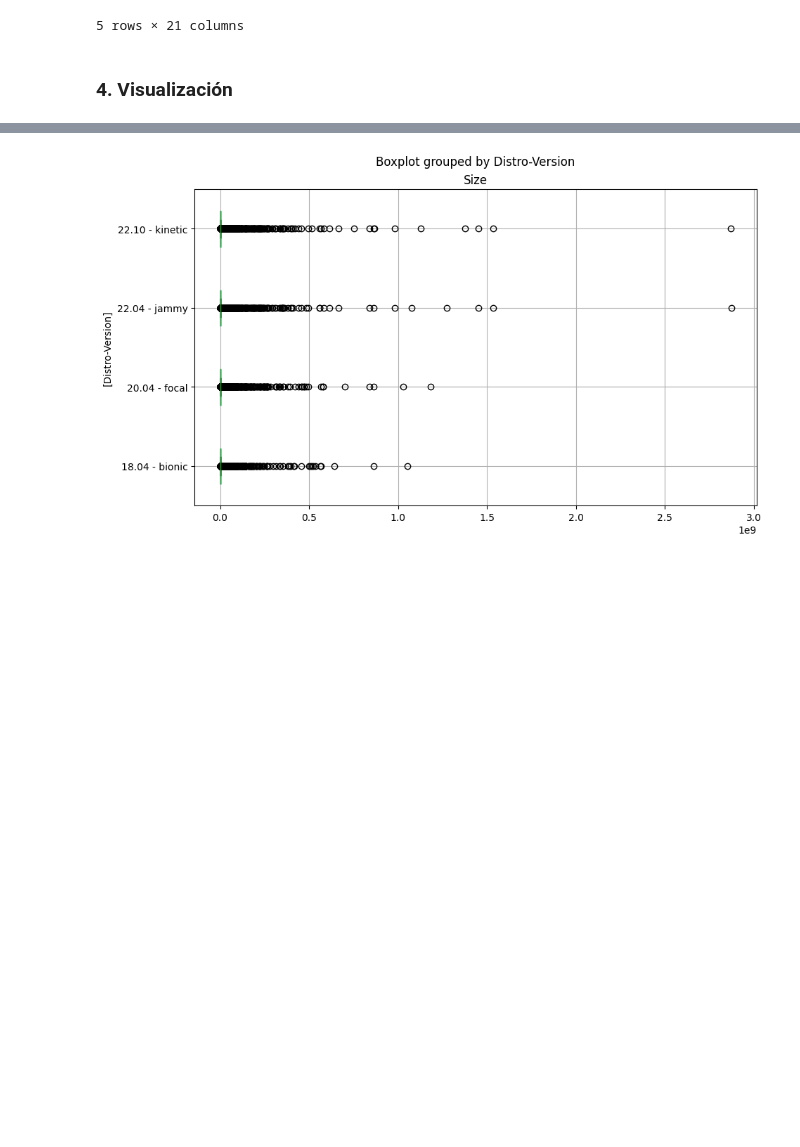
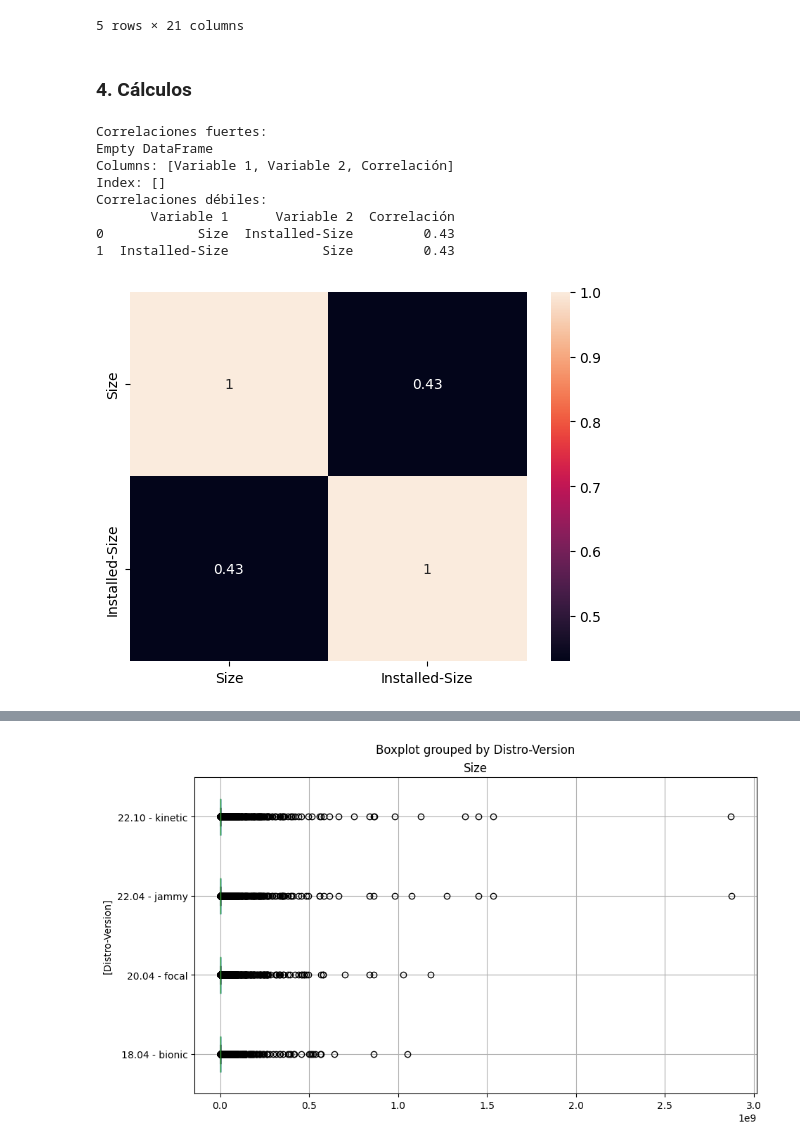
Before and after one commit to joszamama/linux-distros-analysis, a Jupyter notebook: operators/notebooks/visualizations/viz-4.ipynb, the cells around one changed output, grey strips where cells are left out. Drawn from its saved outputs; the diff is of its cells as text; code cells hidden in the pictures; blank space fills up the shorter version.

Commit message:
V4. Ending visualization

```diff
--- a/operators/notebooks/visualizations/viz-4.ipynb
+++ b/operators/notebooks/visualizations/viz-4.ipynb
@@ -28,4 +28,46 @@ df.head()
 | 4 | 18.04 - bionic | 2018 | adduser | Description | admin | 3.116ubuntu1 | all | important | ... |
 5 rows × 21 columns
 # %% [markdown]
-### 4. Visualización
+### 4. Cálculos
+# %%
+# Cálculo de la correlación. obtener un valor numérico que indica la fuerza y dirección de la relación entre las variables
+
+# Seleccionar las columnas de interés
+cols = ['Distro-Version', 'Size', 'Installed-Size']
+
+# Crear un nuevo dataframe con solo las columnas seleccionadas
+df_selected = df[cols]
+
+# Calcular la matriz de correlación
+corr_matrix = df_selected.corr()
+
+# Redondear los valores de correlación a dos decimales
+corr_matrix = corr_matrix.round(2)
+
+# Crear un mapa de calor de la matriz de correlación
+sns.heatmap(corr_matrix, annot=True)
+
+# Identificar las correlaciones más fuertes y débiles y destacarlas en el resultado impreso
+strong_corr = corr_matrix[abs(corr_matrix) >= 0.5].stack().reset_index()
+strong_corr.columns = ['Variable 1', 'Variable 2', 'Correlación']
+strong_corr = strong_corr.loc[strong_corr['Variable 1'] != strong_corr['Variable 2']]
+strong_corr = strong_corr.sort_values(by='Correlación', ascending=False)
+print('Correlaciones fuertes:')
+print(strong_corr.head())
+
+weak_corr = corr_matrix[abs(corr_matrix) < 0.5].stack().reset_index()
+weak_corr.columns = ['Variable 1', 'Variable 2', 'Correlación']
+weak_corr = weak_corr.loc[weak_corr['Variable 1'] != weak_corr['Variable 2']]
+weak_corr = weak_corr.sort_values(by='Correlación', ascending=True)
+print('Correlaciones débiles:')
+print(weak_corr.head())
+# %% [output]
+Correlaciones fuertes:
+Empty DataFrame
+Columns: [Variable 1, Variable 2, Correlación]
+Index: []
+Correlaciones débiles:
+       Variable 1      Variable 2  Correlación
+0            Size  Installed-Size         0.43
+1  Installed-Size            Size         0.43
+[figure, added]
```
Also changed, not shown: parts of 2 cells of this notebook.
